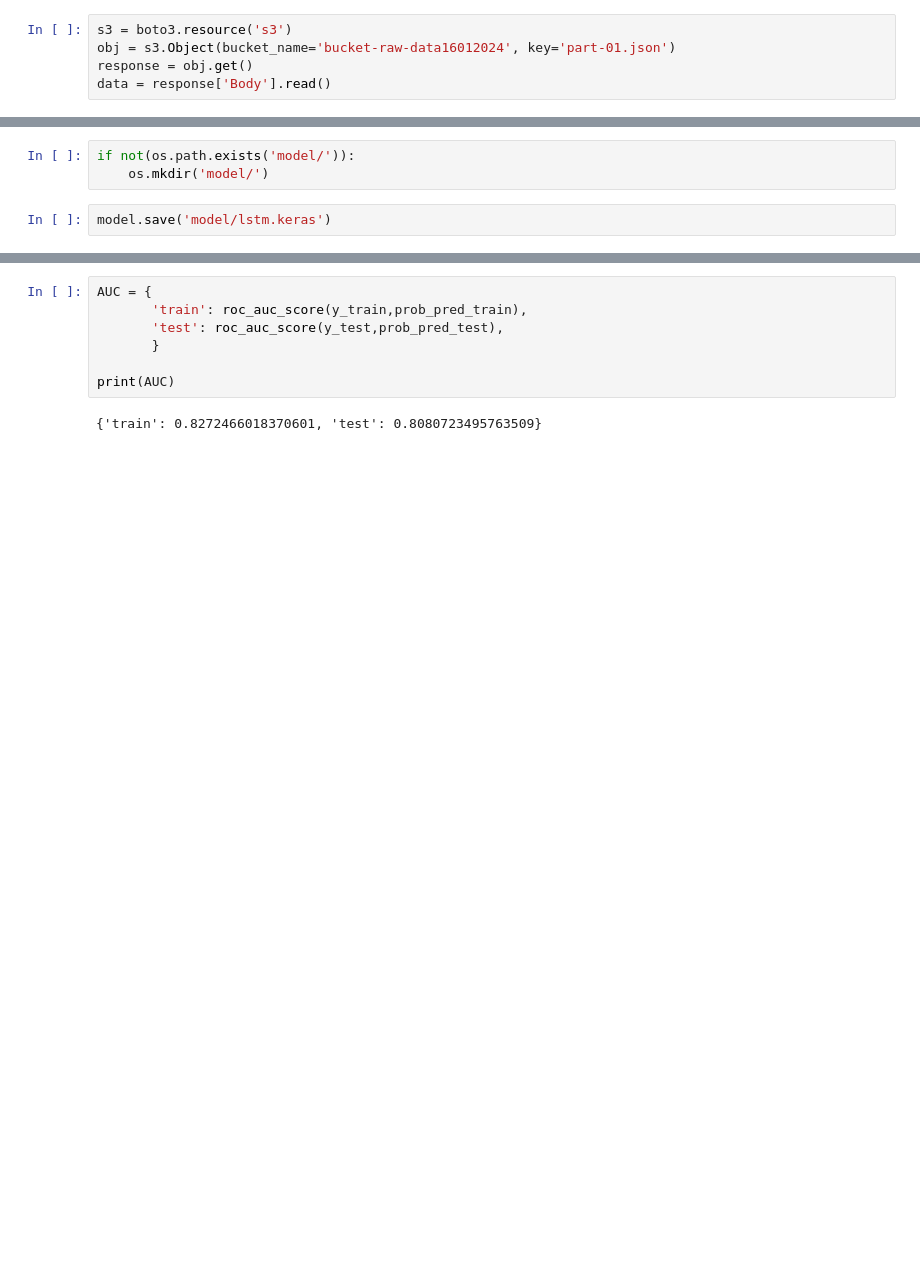
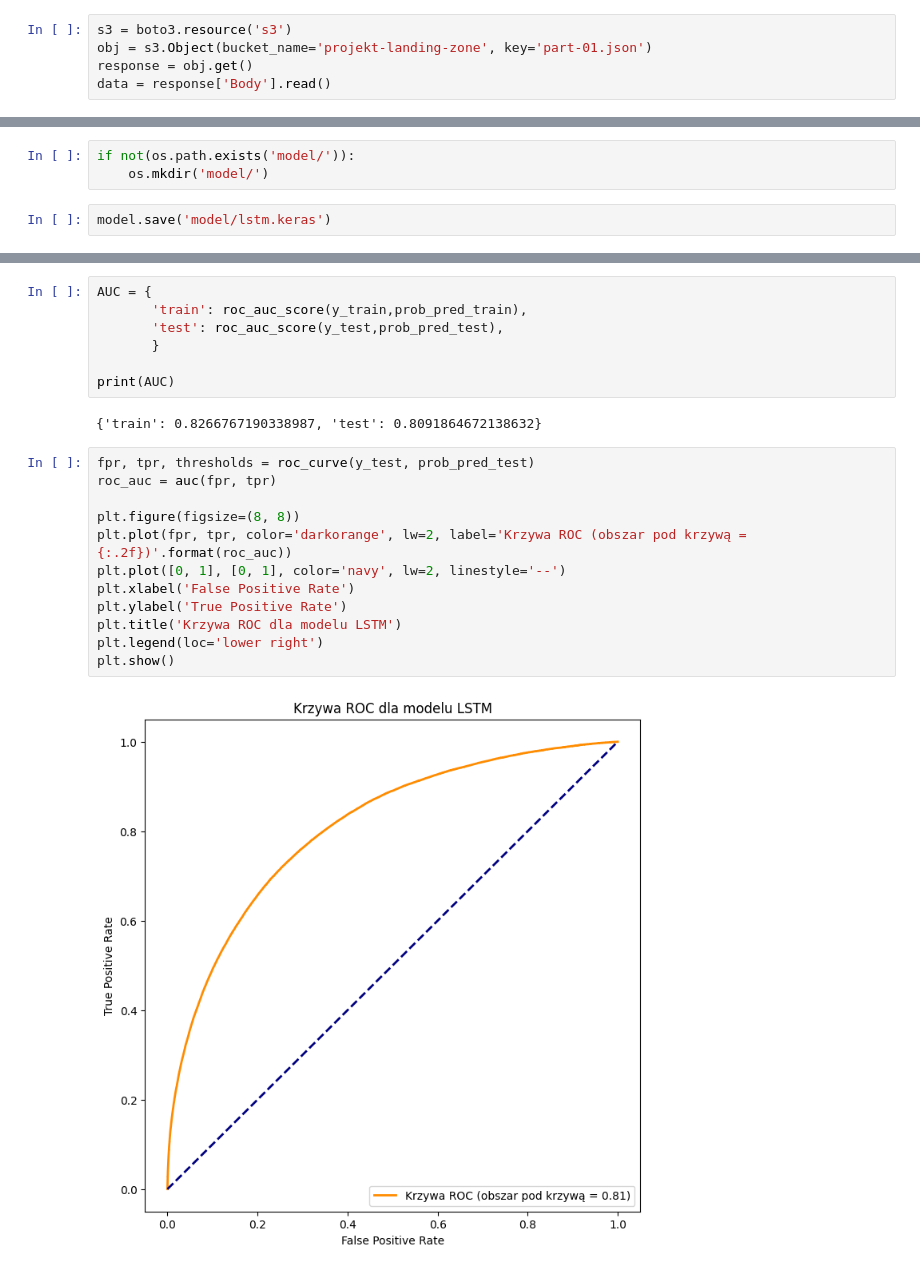
Before and after one commit to mkubkowski/projekt_big_data, a Jupyter notebook: Mariusz/lstm_AWS_v3.ipynb, the cells around one changed output, grey strips where cells are left out. Saved outputs shown, nothing was run; the diff lists cells and outputs as text; blank space fills up the shorter version.

```diff
--- a/Mariusz/lstm_AWS_v3.ipynb
+++ b/Mariusz/lstm_AWS_v3.ipynb
@@ -50,6 +51,6 @@ response
 # %%
 s3 = boto3.resource('s3')
-obj = s3.Object(bucket_name='bucket-raw-data16012024', key='part-01.json')
+obj = s3.Object(bucket_name='projekt-landing-zone', key='part-01.json')
 response = obj.get()
 data = response['Body'].read()
 # %%
@@ -380,4 +381,18 @@ AUC = {
 
 print(AUC)
 # %% [output]
-{'train': 0.8272466018370601, 'test': 0.8080723495763509}
+{'train': 0.8266767190338987, 'test': 0.8091864672138632}
+# %%
+fpr, tpr, thresholds = roc_curve(y_test, prob_pred_test)
+roc_auc = auc(fpr, tpr)
+
+plt.figure(figsize=(8, 8))
+plt.plot(fpr, tpr, color='darkorange', lw=2, label='Krzywa ROC (obszar pod krzywą = {:.2f})'.format(roc_auc))
+plt.plot([0, 1], [0, 1], color='navy', lw=2, linestyle='--')
+plt.xlabel('False Positive Rate')
+plt.ylabel('True Positive Rate')
+plt.title('Krzywa ROC dla modelu LSTM')
+plt.legend(loc='lower right')
+plt.show()
+# %% [output]
+[figure, added]
```
Also changed, not shown: parts of 12 cells of this notebook, 2 other files.
